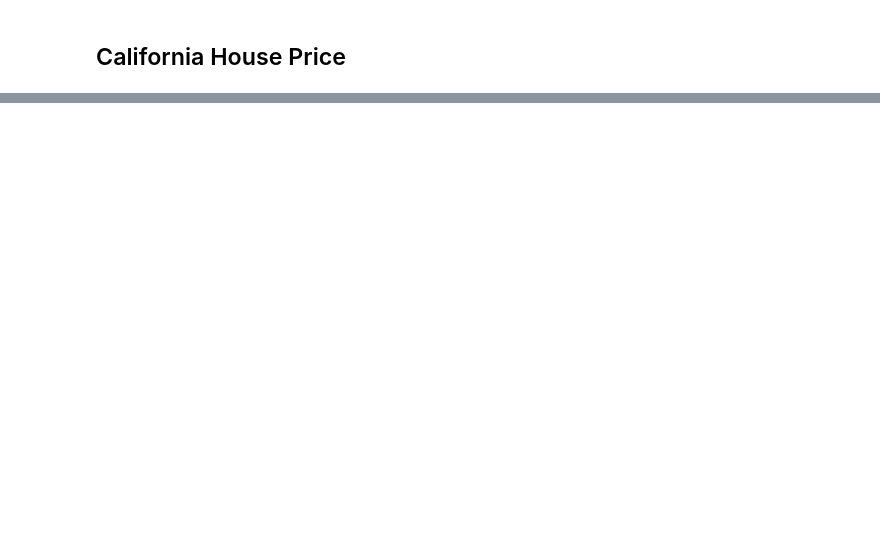
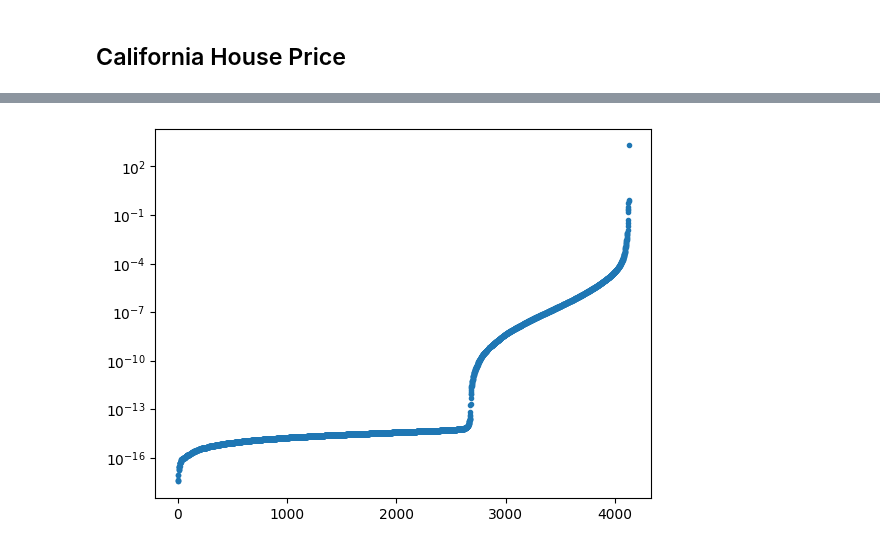
Before and after one commit to tristanth03/DMML, a Jupyter notebook: lokaverkefni/Data/prem_results.ipynb, the cells around one changed output, grey strips where cells are left out. Cells and saved outputs as stored; diff of their text form; code cells hidden in the pictures; blank space fills up the shorter version.

```diff
--- a/lokaverkefni/Data/prem_results.ipynb
+++ b/lokaverkefni/Data/prem_results.ipynb
@@ -123,29 +126,2 @@ Time taken: 0.4341557025909424 seconds
 # %% [markdown]
 ## California House Price
-# %%
-import kernel_layer
-
-from kernel_layer import KernelMatrix
-from kernel_layer import DenseNTK
-import torch.nn as nn
-
-
-
-def ffnn_model(D, K, M):
-    # Initialize the layers list
-    layers = []
-
-    # Add the first layer with input size D and first hidden layer size M[0]
-    layers.append(DenseNTK(D, M[0], activation=nn.ReLU(), bias=True))
-
-    # Add the remaining hidden layers dynamically
-    for i in range(1, len(M)):
-        layers.append(DenseNTK(M[i-1], M[i], activation=nn.ReLU(), bias=True))
-
-    # Add the final output layer with the last hidden layer size and output size K
-    layers.append(DenseNTK(M[-1], K, activation=nn.Identity(), bias=True))
-
-    # Create the model using nn.Sequential
-    model = nn.Sequential(*layers)
-
-    return model
@@ -197,0 +177,6 @@ plt.plot(X[:,1],'.')
+# %%
+plt.plot(eig,'.')
+plt.yscale('log')
+plt.show()
+# %% [output]
+[figure, added]
```
Also changed, not shown: parts of 5 cells of this notebook, 2 other files.
